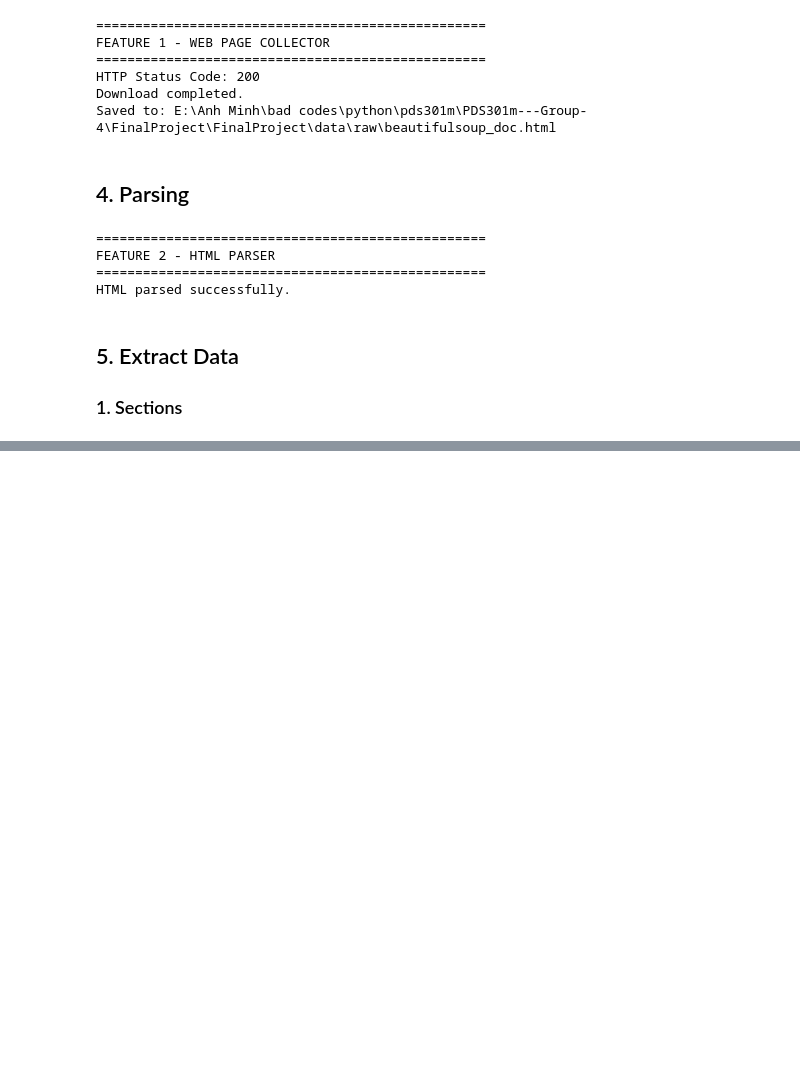
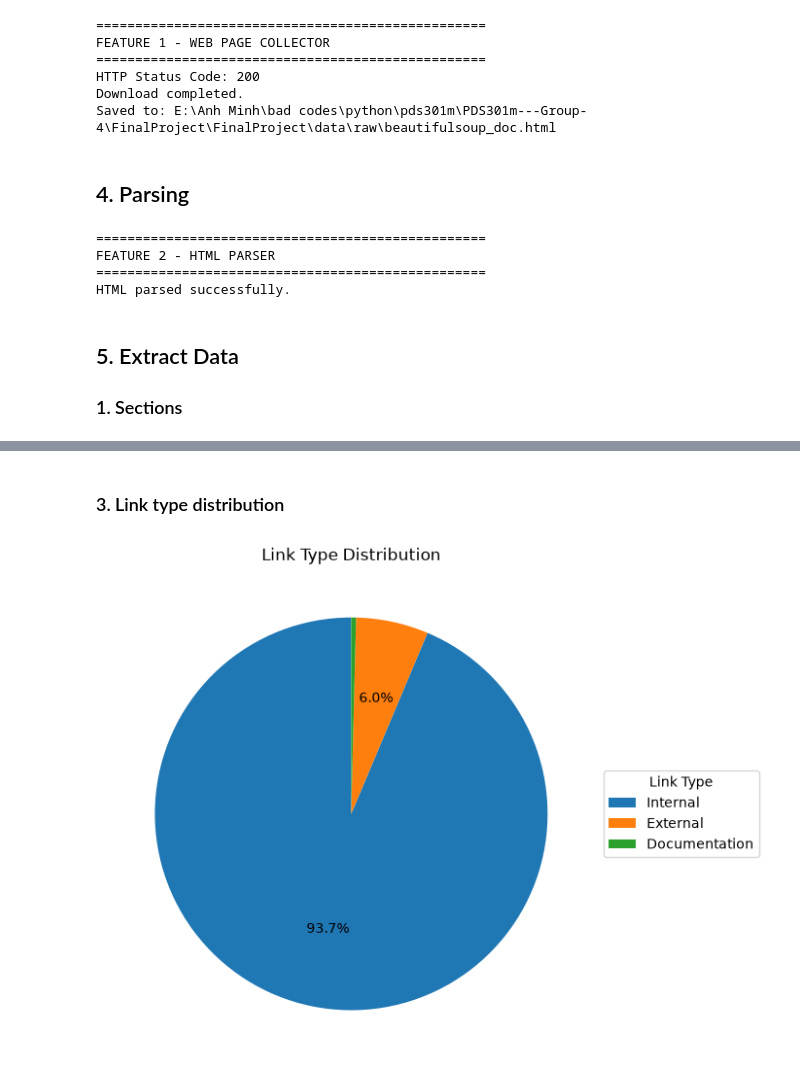
Before and after one commit to Nguwuyen2711/PDS301m---Group-4, a Jupyter notebook: FinalProject/FinalProject/notebooks/analysis.ipynb, the cells around one changed output, grey strips where cells are left out. Saved outputs shown, nothing was run; the diff lists cells and outputs as text; code cells hidden in the pictures; blank space fills up the shorter version.

```diff
--- a/FinalProject/FinalProject/notebooks/analysis.ipynb
+++ b/FinalProject/FinalProject/notebooks/analysis.ipynb
@@ -62,0 +210,6 @@ main.code_samples_to_csv()
+# %% [markdown]
+### 3. Link type distribution
+# %%
+visualizer.chart_link_distribution()
+# %% [output]
+[figure, added]
```
Also changed, not shown: parts of 39 cells of this notebook, 8 other files.
